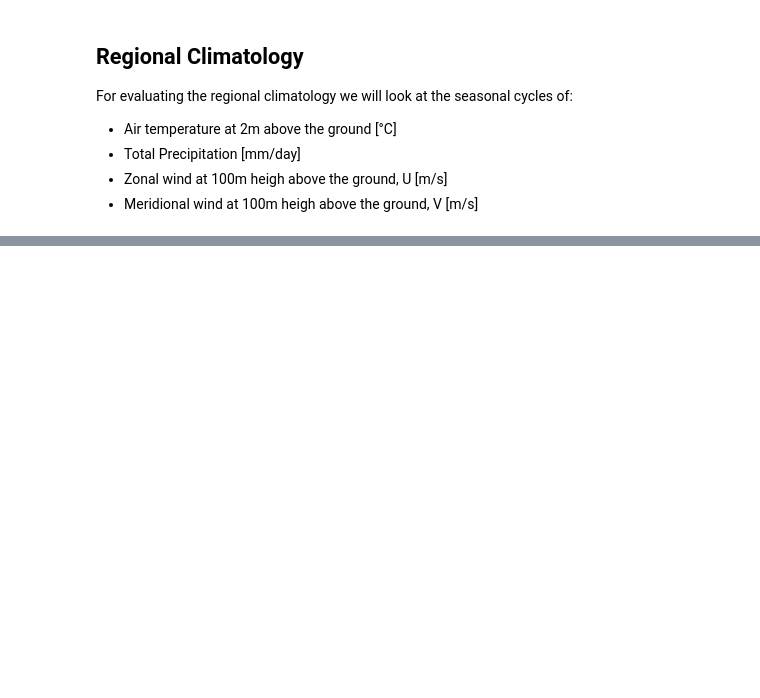
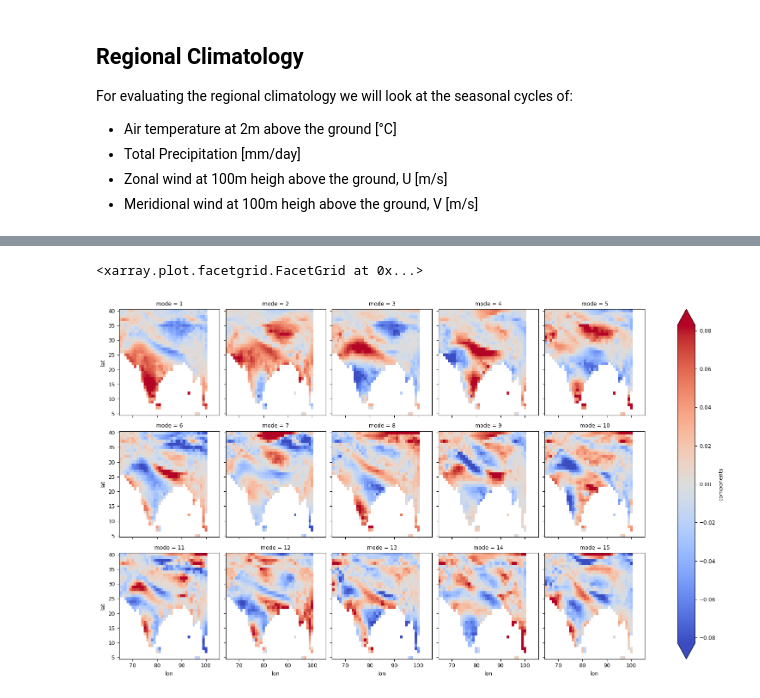
Before and after one commit to JGrassi97/XSeasonsDetect, a Jupyter notebook: notebooks/01_project_introduction.ipynb, the cells around one changed output, grey strips where cells are left out. Drawn from its saved outputs; the diff is of its cells as text; code cells hidden in the pictures; blank space fills up the shorter version.

```diff
--- a/notebooks/01_project_introduction.ipynb
+++ b/notebooks/01_project_introduction.ipynb
@@ -258,0 +264,11 @@ for boundaries, name, color in zip( [country_boundary, HKKH[HKKH.short_name=='hk
+# %%
+import xeofs as xe
+
+model = xe.single.EOF(use_coslat=True, n_modes=15)
+
+model.fit(u_wind_100_data, dim='time')
+
+model.components().plot(col='mode', col_wrap=5, cmap='coolwarm', robust=True)
+# %% [output]
+<xarray.plot.facetgrid.FacetGrid at 0x...>
+[figure, added]
```
Also changed, not shown: parts of 5 cells of this notebook, 1 other file.
